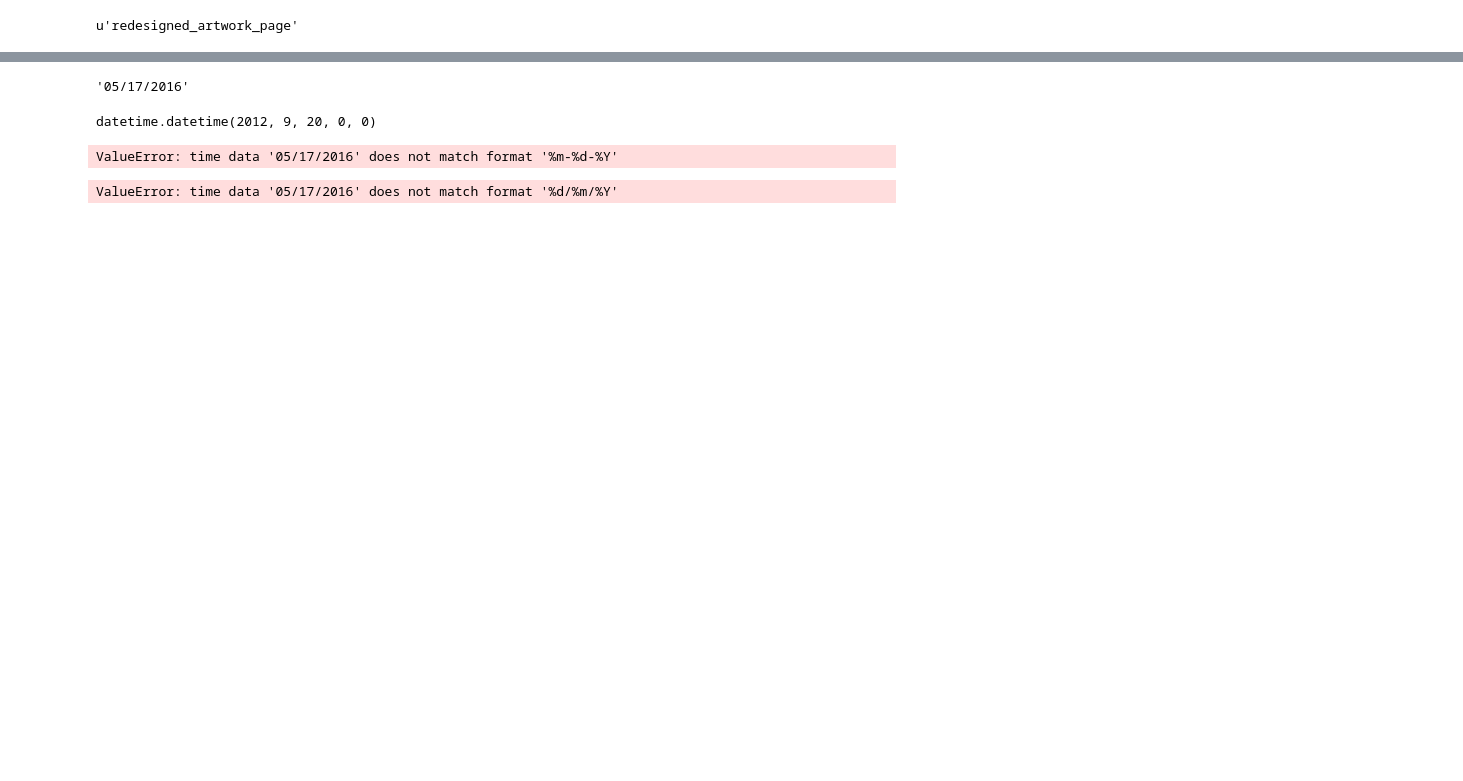
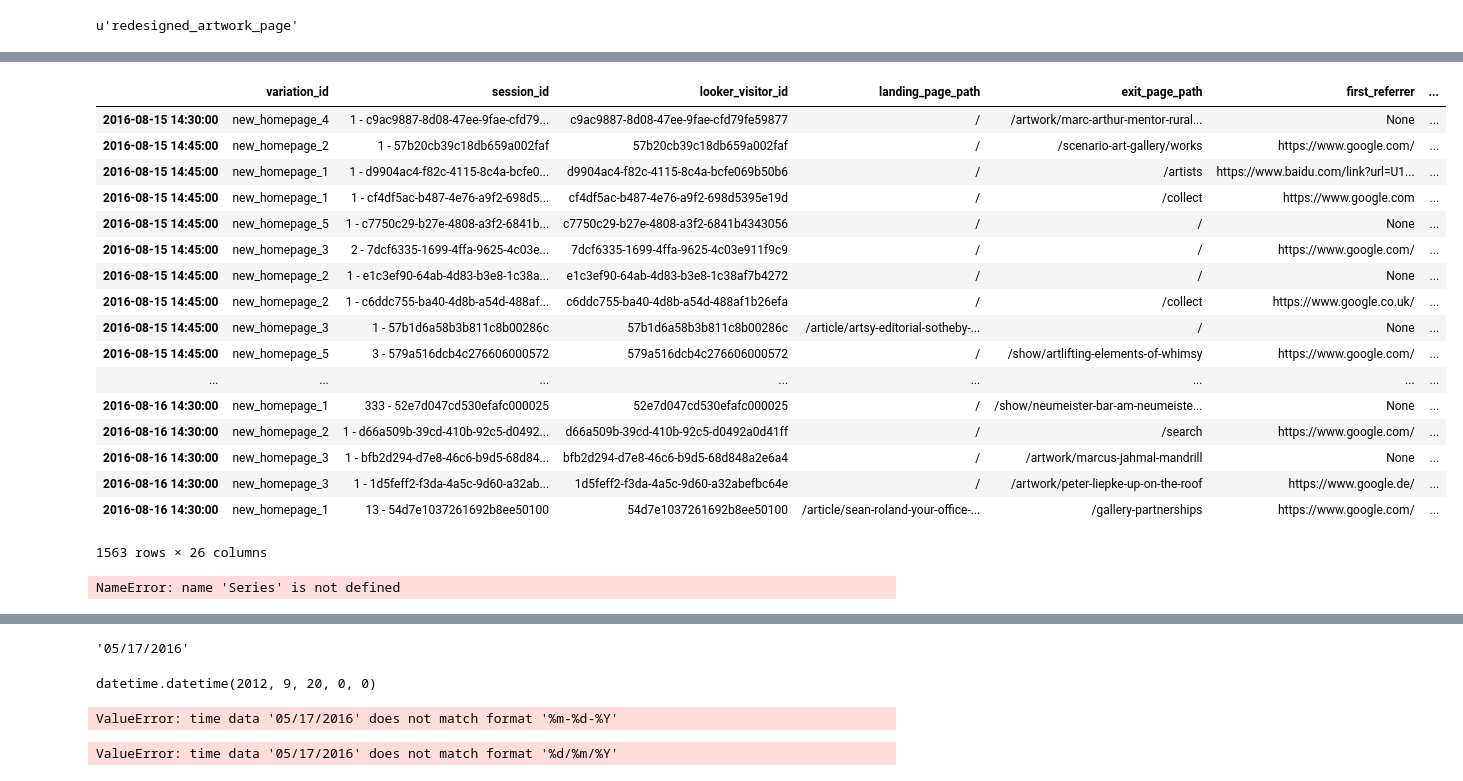
Before and after one commit to OLI9292/abTesting, a Jupyter notebook: autoab.ipynb, the cells around one changed output, grey strips where cells are left out. Cells and saved outputs as stored; diff of their text form; code cells hidden in the pictures; blank space fills up the shorter version.

```diff
--- a/autoab.ipynb
+++ b/autoab.ipynb
@@ -42,0 +39,25 @@ Timestamp('2016-05-17 14:43:22')
+# %%
+test2
+# %% [output]
+|  | variation_id | session_id | looker_visitor_id | landing_page_path | exit_page_path | first_referrer | ... |
+| 2016-08-15 14:30:00 | new_homepage_4 | 1 - c9ac9887-8d08-47ee-9fae-cfd79... | c9ac9887-8d08-47ee-9fae-cfd79fe59877 | / | /artwork/marc-arthur-mentor-rural... | None | ... |
+| 2016-08-15 14:45:00 | new_homepage_2 | 1 - 57b20cb39c18db659a002faf | 57b20cb39c18db659a002faf | / | /scenario-art-gallery/works | https://www.google.com/ | ... |
+| 2016-08-15 14:45:00 | new_homepage_1 | 1 - d9904ac4-f82c-4115-8c4a-bcfe0... | d9904ac4-f82c-4115-8c4a-bcfe069b50b6 | / | /artists | https://www.baidu.com/link?url=U1... | ... |
+| 2016-08-15 14:45:00 | new_homepage_1 | 1 - cf4df5ac-b487-4e76-a9f2-698d5... | cf4df5ac-b487-4e76-a9f2-698d5395e19d | / | /collect | https://www.google.com | ... |
+| 2016-08-15 14:45:00 | new_homepage_5 | 1 - c7750c29-b27e-4808-a3f2-6841b... | c7750c29-b27e-4808-a3f2-6841b4343056 | / | / | None | ... |
+| 2016-08-15 14:45:00 | new_homepage_3 | 2 - 7dcf6335-1699-4ffa-9625-4c03e... | 7dcf6335-1699-4ffa-9625-4c03e911f9c9 | / | / | https://www.google.com/ | ... |
+| 2016-08-15 14:45:00 | new_homepage_2 | 1 - e1c3ef90-64ab-4d83-b3e8-1c38a... | e1c3ef90-64ab-4d83-b3e8-1c38af7b4272 | / | / | None | ... |
+| 2016-08-15 14:45:00 | new_homepage_2 | 1 - c6ddc755-ba40-4d8b-a54d-488af... | c6ddc755-ba40-4d8b-a54d-488af1b26efa | / | /collect | https://www.google.co.uk/ | ... |
+| 2016-08-15 14:45:00 | new_homepage_3 | 1 - 57b1d6a58b3b811c8b00286c | 57b1d6a58b3b811c8b00286c | /article/artsy-editorial-sotheby-... | / | None | ... |
+| 2016-08-15 14:45:00 | new_homepage_5 | 3 - 579a516dcb4c276606000572 | 579a516dcb4c276606000572 | / | /show/artlifting-elements-of-whimsy | https://www.google.com/ | ... |
+| ... | ... | ... | ... | ... | ... | ... | ... |
+| 2016-08-16 14:30:00 | new_homepage_1 | 333 - 52e7d047cd530efafc000025 | 52e7d047cd530efafc000025 | / | /show/neumeister-bar-am-neumeiste... | None | ... |
+| 2016-08-16 14:30:00 | new_homepage_2 | 1 - d66a509b-39cd-410b-92c5-d0492... | d66a509b-39cd-410b-92c5-d0492a0d41ff | / | /search | https://www.google.com/ | ... |
+| 2016-08-16 14:30:00 | new_homepage_3 | 1 - bfb2d294-d7e8-46c6-b9d5-68d84... | bfb2d294-d7e8-46c6-b9d5-68d848a2e6a4 | / | /artwork/marcus-jahmal-mandrill | None | ... |
+| 2016-08-16 14:30:00 | new_homepage_3 | 1 - 1d5feff2-f3da-4a5c-9d60-a32ab... | 1d5feff2-f3da-4a5c-9d60-a32abefbc64e | / | /artwork/peter-liepke-up-on-the-roof | https://www.google.de/ | ... |
+| 2016-08-16 14:30:00 | new_homepage_1 | 13 - 54d7e1037261692b8ee50100 | 54d7e1037261692b8ee50100 | /article/sean-roland-your-office-... | /gallery-partnerships | https://www.google.com/ | ... |
+1563 rows × 26 columns
+# %%
+test2['e'] = Series(np.random.randn(sLength), index=test2.index)
+# %% [output]
+NameError: name 'Series' is not defined
```
Also changed, not shown: parts of 51 cells of this notebook, 9 other files.
